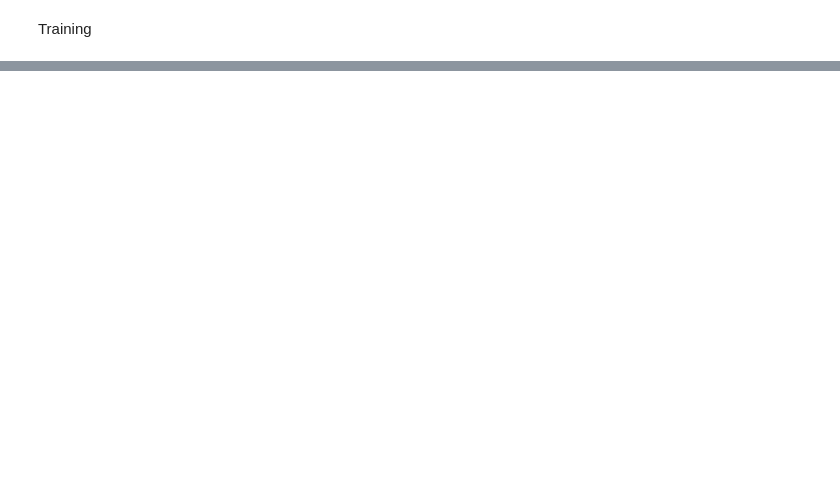
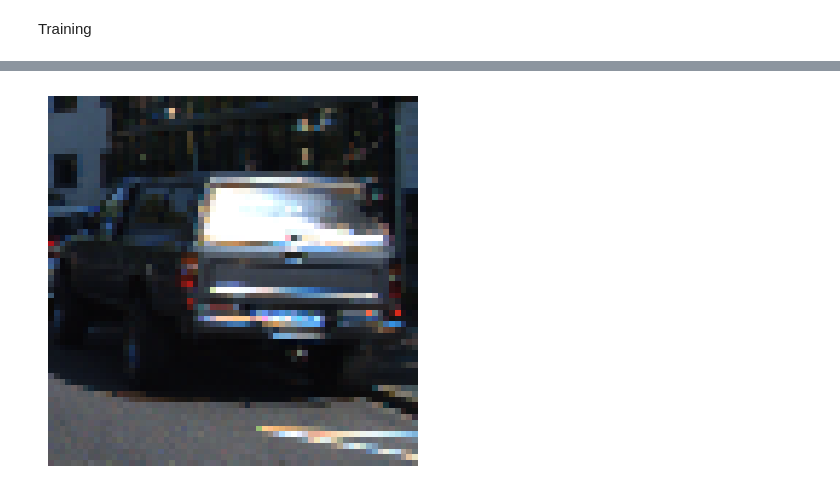
Before and after one commit to AlvaroMonteroB/Deep_Learning, a Jupyter notebook: Temas Selectos/P2/CNN/main.ipynb, the cells around one changed output, grey strips where cells are left out. Cells and saved outputs as stored; diff of their text form; code cells hidden in the pictures; blank space fills up the shorter version.

```diff
--- a/Temas Selectos/P2/CNN/main.ipynb
+++ b/Temas Selectos/P2/CNN/main.ipynb
@@ -134,0 +143,7 @@ ValueError: in user code:
+# %%
+image = cv2.cvtColor(X_train[14000], cv2.COLOR_BGR2RGB)
+plt.imshow(image)
+plt.axis('off')
+plt.show()
+# %% [output]
+[figure, added]
```
Also changed, not shown: parts of 13 cells of this notebook, 8 other files.
